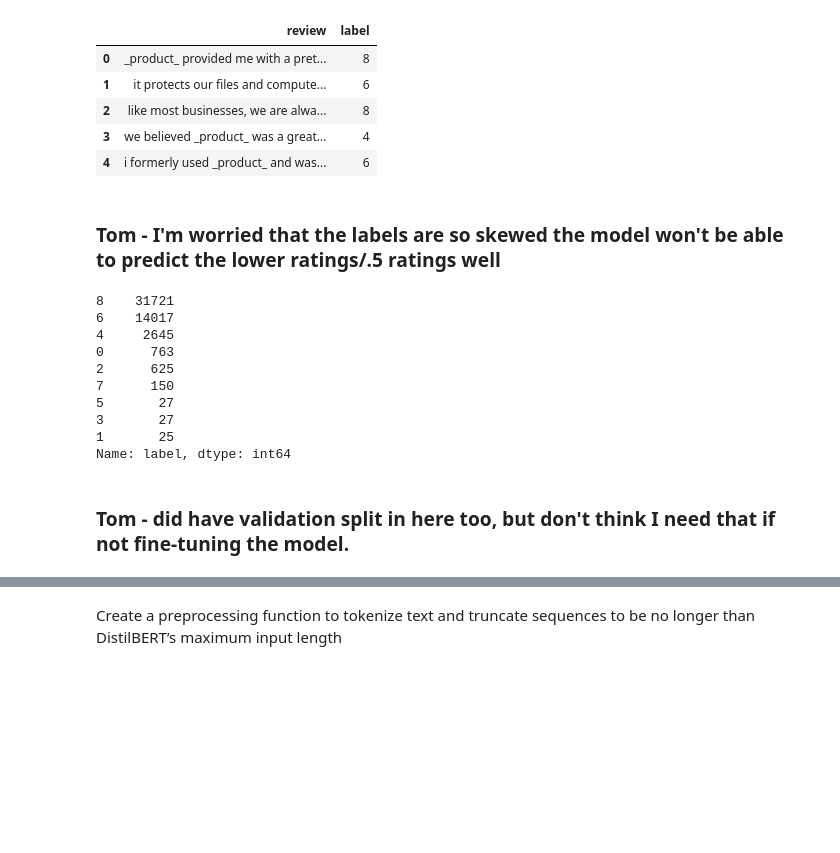
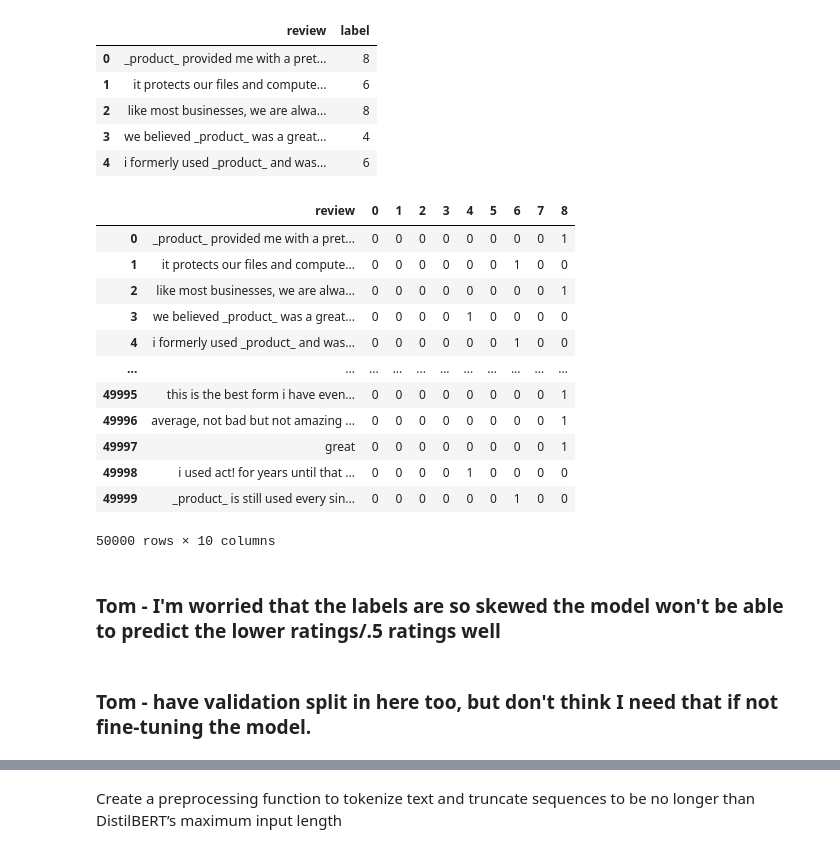
Before and after one commit to SeldonIO/deploy-workshops, a Jupyter notebook: nlp-ratings/nlp-ratings.ipynb, the cells around one changed output, grey strips where cells are left out. Cells and saved outputs as stored; diff of their text form; code cells hidden in the pictures; blank space fills up the shorter version.

```diff
--- a/nlp-ratings/nlp-ratings.ipynb
+++ b/nlp-ratings/nlp-ratings.ipynb
@@ -62,21 +330,30 @@ df.head()
 | 2 | like most businesses, we are alwa... | 8 |
 | 3 | we believed _product_ was a great... | 4 |
 | 4 | i formerly used _product_ and was... | 6 |
+# %%
+df_label = pd.get_dummies(df['label'])
+# %%
+df.drop('label', axis=1, inplace=True)
+# %%
+df_whole = df.join(df_label)
+# %%
+df_whole
+# %% [output]
+|  | review | 0 | 1 | 2 | 3 | 4 | 5 | 6 | 7 | 8 |
+| 0 | _product_ provided me with a pret... | 0 | 0 | 0 | 0 | 0 | 0 | 0 | 0 | 1 |
+| 1 | it protects our files and compute... | 0 | 0 | 0 | 0 | 0 | 0 | 1 | 0 | 0 |
+| 2 | like most businesses, we are alwa... | 0 | 0 | 0 | 0 | 0 | 0 | 0 | 0 | 1 |
+| 3 | we believed _product_ was a great... | 0 | 0 | 0 | 0 | 1 | 0 | 0 | 0 | 0 |
+| 4 | i formerly used _product_ and was... | 0 | 0 | 0 | 0 | 0 | 0 | 1 | 0 | 0 |
+| ... | ... | ... | ... | ... | ... | ... | ... | ... | ... | ... |
+| 49995 | this is the best form i have even... | 0 | 0 | 0 | 0 | 0 | 0 | 0 | 0 | 1 |
+| 49996 | average, not bad but not amazing ... | 0 | 0 | 0 | 0 | 0 | 0 | 0 | 0 | 1 |
+| 49997 | great | 0 | 0 | 0 | 0 | 0 | 0 | 0 | 0 | 1 |
+| 49998 | i used act! for years until that ... | 0 | 0 | 0 | 0 | 1 | 0 | 0 | 0 | 0 |
+| 49999 | _product_ is still used every sin... | 0 | 0 | 0 | 0 | 0 | 0 | 1 | 0 | 0 |
+50000 rows × 10 columns
 # %% [markdown]
 ### Tom - I'm worried that the labels are so skewed the model won't be able to predict the lower ratings/.5 ratings well
-# %%
-df.label.value_counts()
-# %% [output]
-8    31721
-6    14017
-4     2645
-0      763
-2      625
-7      150
-5       27
-3       27
-1       25
-Name: label, dtype: int64
 # %% [markdown]
-### Tom - did have validation split in here too, but don't think I need that if not fine-tuning the model.
+### Tom - have validation split in here too, but don't think I need that if not fine-tuning the model.
 # %%
```
Also changed, not shown: parts of 83 cells of this notebook, 1 other file.
